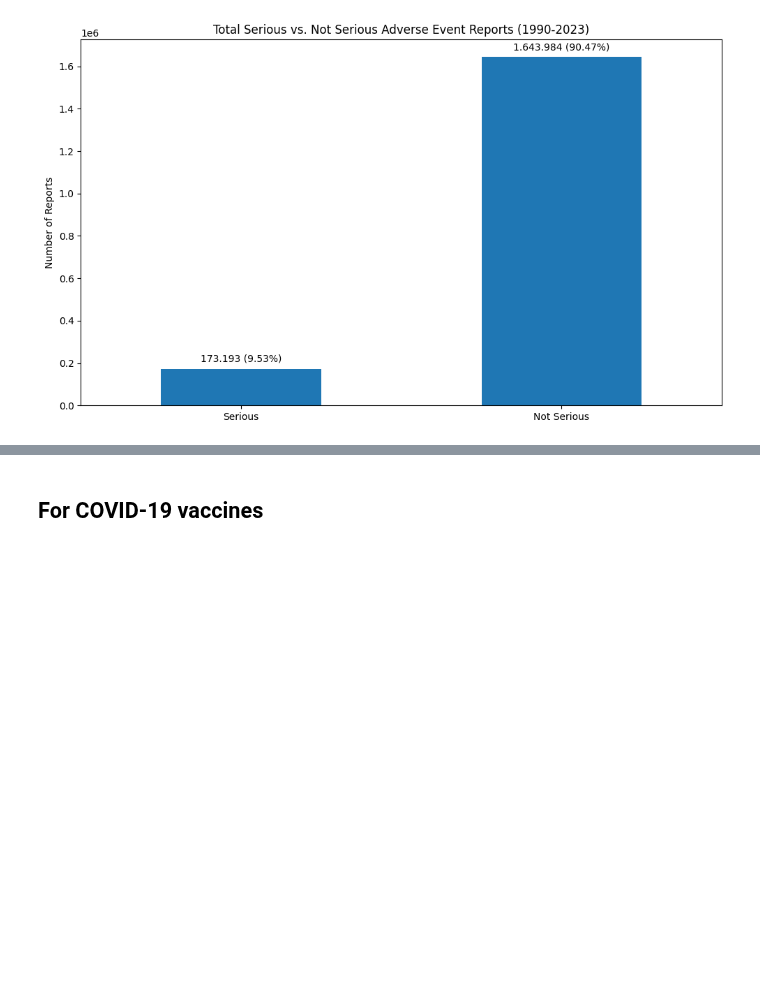
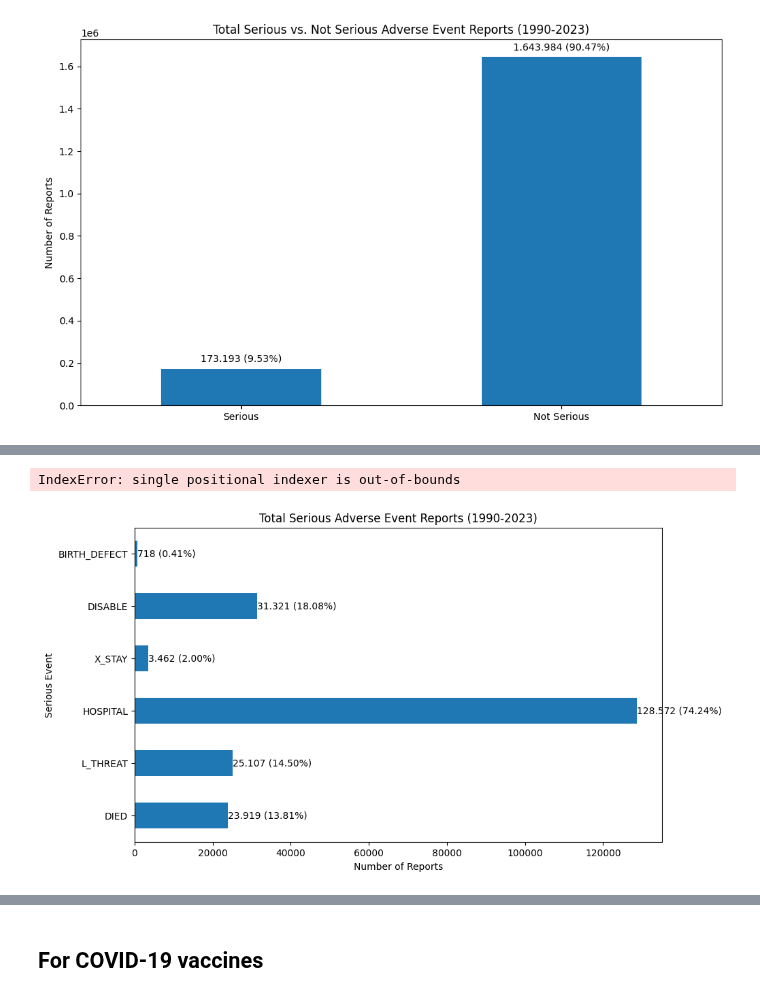
Before and after one commit to ZaNioxX/Masterarbeit, a Jupyter notebook: Data_Exploration/serious_events.ipynb, the cells around one changed output, grey strips where cells are left out. Cells and saved outputs as stored; diff of their text form; code cells hidden in the pictures; blank space fills up the shorter version.

```diff
--- a/Data_Exploration/serious_events.ipynb
+++ b/Data_Exploration/serious_events.ipynb
@@ -193,0 +246,69 @@ plt.show()
+# %%
+import pandas as pd
+import matplotlib.pyplot as plt
+
+# Define the columns that indicate a serious report
+serious_columns = ['DIED', 'L_THREAT', 'HOSPITAL', 'X_STAY', 'DISABLE', 'BIRTH_DEFECT']
+
+# Initialize a dictionary to store the counts for each serious event
+serious_counts = {column: 0 for column in serious_columns}
+
+# Initialize a counter for the total number of serious reports
+total_serious_reports = 0
+
+for year in range(1990, 2024):
+    try:
+        # Construct the file name
+        filename = f"/Users/sep/Documents/HAW/Masterarbeit/Daten.nosync/{year}VAERSDATA.csv"
+
+        # Load the data
+        data = pd.read_csv(filename, encoding="Iso-8859-1", low_memory=False)
+
+        # Check if the dataset contains the specified columns
+        missing_columns = set(serious_columns) - set(data.columns)
+        if missing_columns:
+            print(f"Warning: Missing columns in year {year}: {missing_columns}")
+            continue
+
+        # Count the number of "Y" values in each serious column
+        for column in serious_columns:
+            serious_counts[column] += (data[column] == 'Y').sum()
+
+        # Count the total number of serious reports for the current year
+        total_serious_reports += len(data[data[serious_columns].eq('Y').any(axis=1)])
+    except Exception as e:
+        print(f"An error occurred for year {year}: {e}")
+
+# Create a DataFrame for plotting
+serious_df = pd.DataFrame({'Count': serious_counts.values()}, index=serious_counts.keys())
+
+# Calculate the percentage for each serious event based on the total serious reports
+serious_df['Percentage'] = (serious_df['Count'] / total_serious_reports) * 100
+
+# Plotting
+plt.figure(figsize=(10, 6))
+ax = serious_df[['Count', 'Percentage']].plot(kind='barh', stacked=True, legend=False, ax=plt.gca())
+plt.title('Total Serious Adverse Event Reports (1990-2023)')
+plt.xlabel('Number of Reports')
+plt.ylabel('Serious Event')
+
+# Custom function to format number with period as thousand separator
+def format_with_period(number):
+    return format(number, ",d").replace(",", ".")
+
+# Annotating with counts and percentages
+for idx, p in enumerate(ax.patches):
+    count = int(serious_df.iloc[idx]['Count'])  # Convert to integer
+    formatted_count = format_with_period(count)
+    percentage = serious_df.iloc[idx]['Percentage']
+    label = f"{formatted_count} ({percentage:.2f}%)"
+
+    # Adjust annotation positions
+    text_x = p.get_x() + p.get_width() if count > 0 else -100  # Move the text to the right of the bar
+    ax.annotate(label, (text_x, p.get_y() + p.get_height() / 2.), va='center', ha='left', fontsize=10)
+plt.tight_layout()
+plt.savefig('/Users/sep/PycharmProjects/Masterarbeit/Plots/Data_Exploration/Serious_Events/Serious_Events_total_all_Years_Individual.png')
+plt.show()
+# %% [output]
+IndexError: single positional indexer is out-of-bounds
+[figure, added]
```
Also changed, not shown: parts of 4 cells of this notebook, 8 other files.
